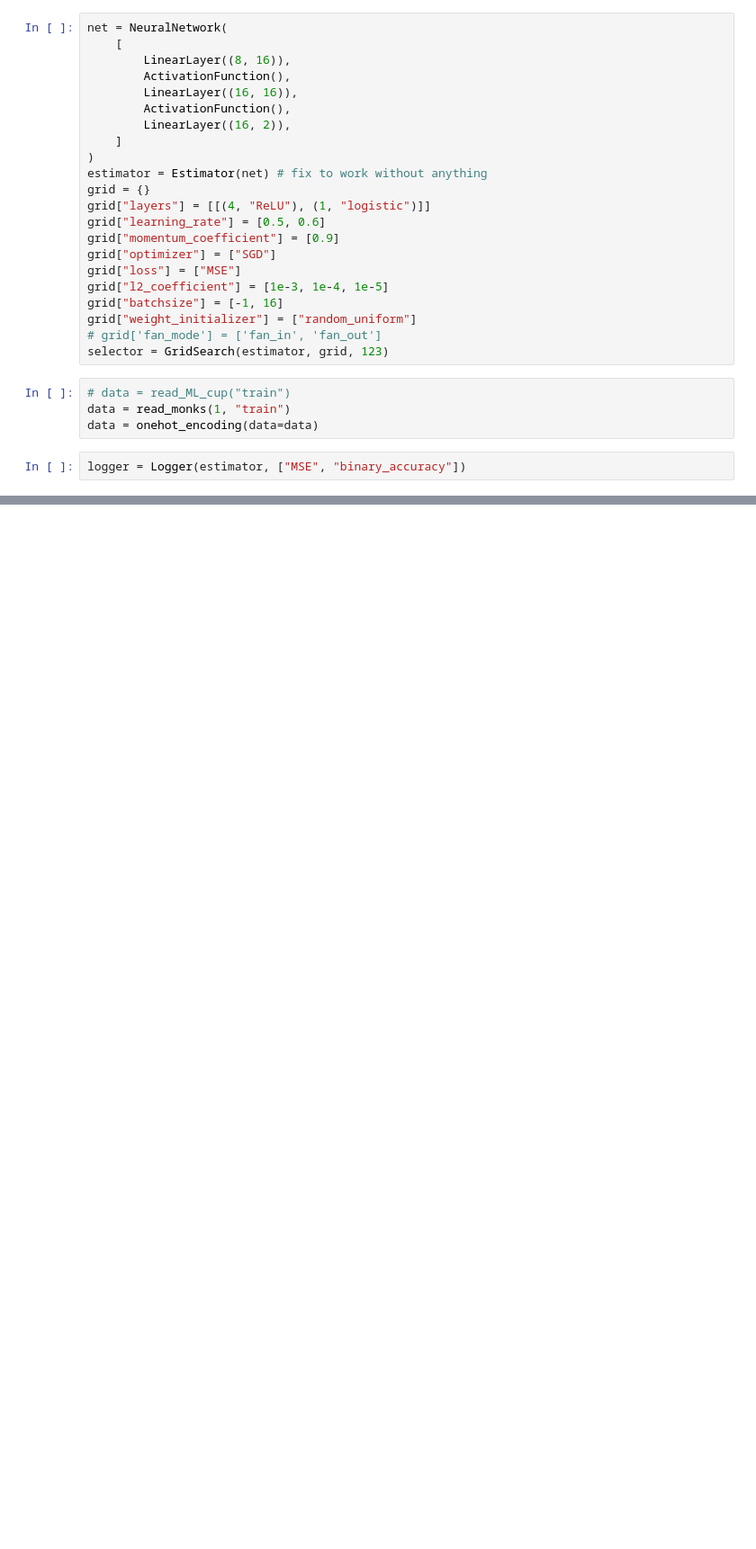
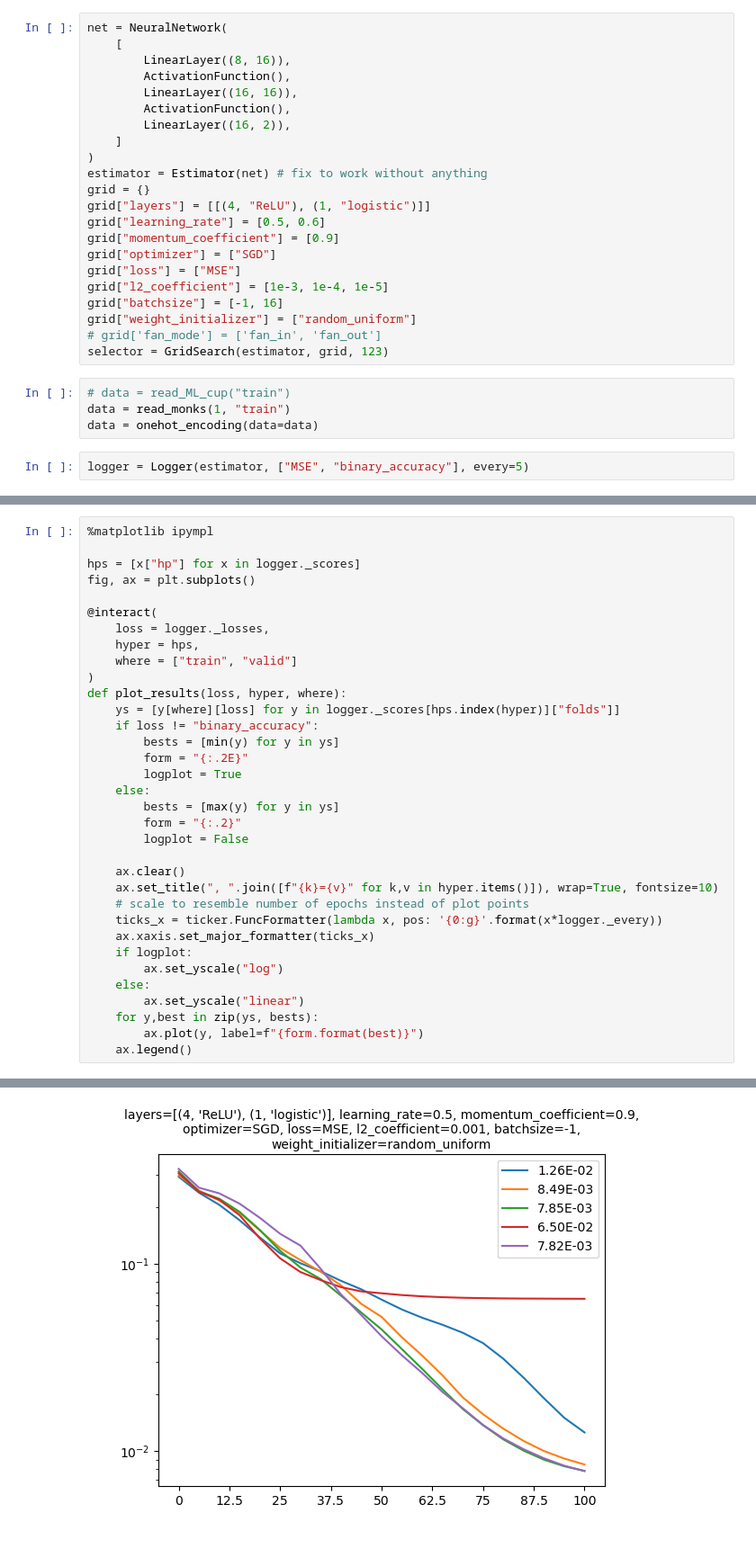
Before and after one commit to davideamadei/Machine-Learning-Project, a Jupyter notebook: Validation.ipynb, the cells around one changed output, grey strips where cells are left out. Shown: that part at 90% size. Cells and saved outputs as stored; diff of their text form; blank space fills up the shorter version.

Commit message:
plotting

```diff
--- a/Validation.ipynb
+++ b/Validation.ipynb
@@ -63,7 +65,7 @@ selector = GridSearch(estimator, grid, 123)
 data = read_monks(1, "train")
 data = onehot_encoding(data=data)
 # %%
-logger = Logger(estimator, ["MSE", "binary_accuracy"])
+logger = Logger(estimator, ["MSE", "binary_accuracy"], every=5)
 # %%
 selector.k_fold(
     data,
@@ -81,0 +99,35 @@ TypeError: list indices must be integers or slices, not str
+# %%
+%matplotlib ipympl
+
+hps = [x["hp"] for x in logger._scores]
+fig, ax = plt.subplots()
+
+@interact(
+    loss = logger._losses,
+    hyper = hps,
+    where = ["train", "valid"]
+)
+def plot_results(loss, hyper, where):
+    ys = [y[where][loss] for y in logger._scores[hps.index(hyper)]["folds"]]
+    if loss != "binary_accuracy":
+        bests = [min(y) for y in ys]
+        form = "{:.2E}"
+        logplot = True
+    else:
+        bests = [max(y) for y in ys]
+        form = "{:.2}"
+        logplot = False
+
+    ax.clear()
+    ax.set_title(", ".join([f"{k}={v}" for k,v in hyper.items()]), wrap=True, fontsize=10)
+    # scale to resemble number of epochs instead of plot points
+    ticks_x = ticker.FuncFormatter(lambda x, pos: '{0:g}'.format(x*logger._every))
+    ax.xaxis.set_major_formatter(ticks_x)
+    if logplot:
+        ax.set_yscale("log")
+    else:
+        ax.set_yscale("linear")
+    for y,best in zip(ys, bests):
+        ax.plot(y, label=f"{form.format(best)}")
+    ax.legend()
+# %% [output]
@@ -81,0 +135 @@ TypeError: list indices must be integers or slices, not str
+[figure, added]
```
Also changed, not shown: parts of 6 cells of this notebook.
